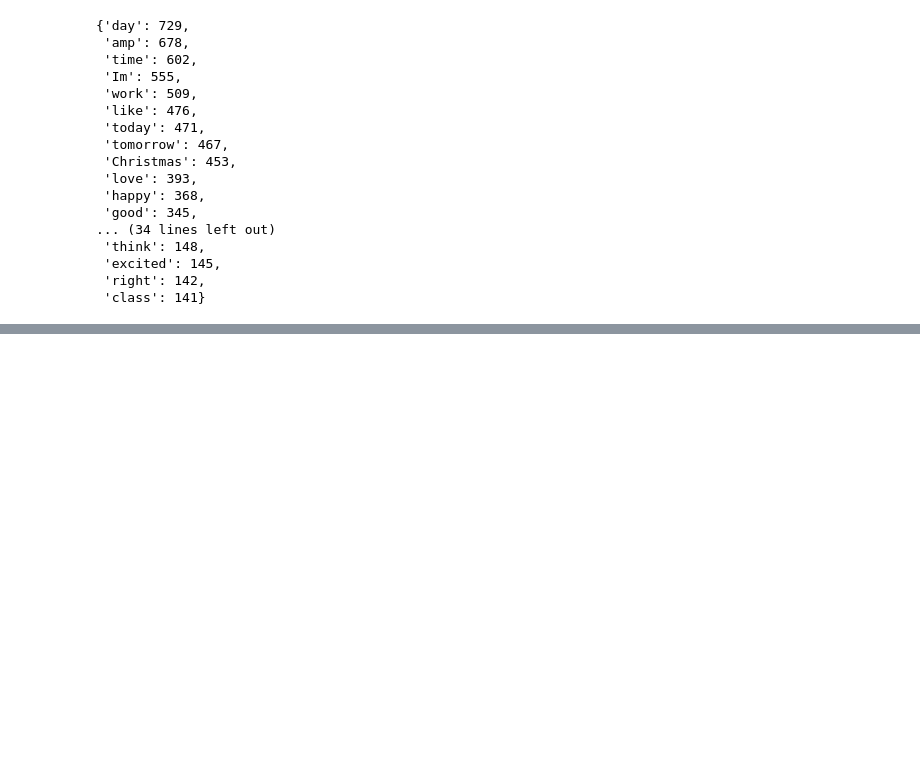
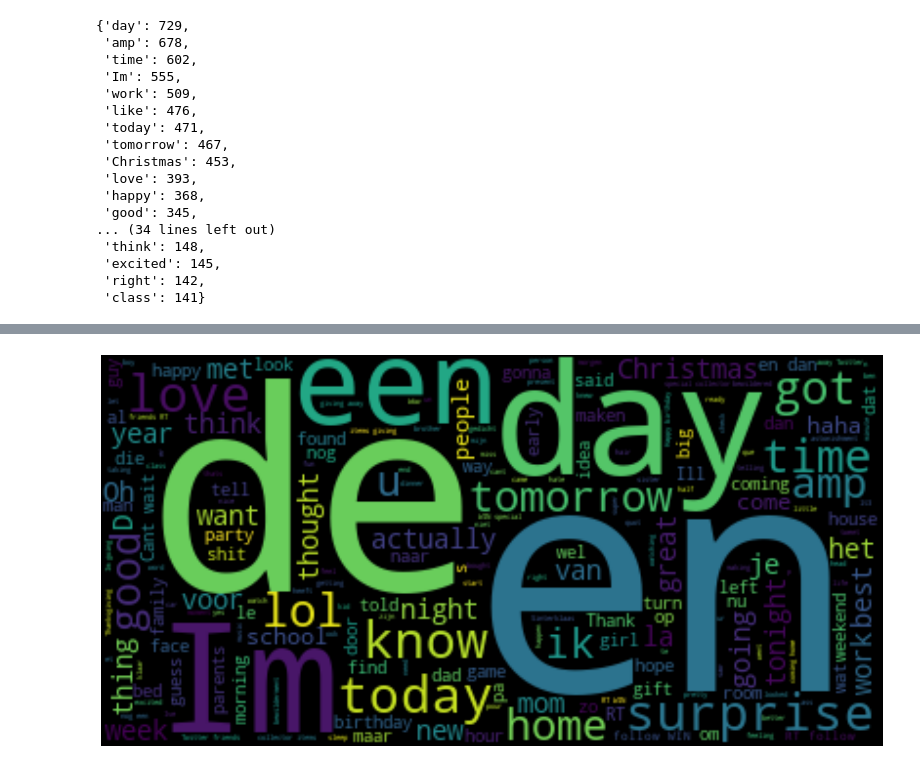
Before and after one commit to pooja080499/Emotion-Detection-ML, a Jupyter notebook: nootbooks/emotion_detection.ipynb, the cells around one changed output, grey strips where cells are left out. Drawn from its saved outputs; the diff is of its cells as text; code cells hidden in the pictures; blank space fills up the shorter version.

```diff
--- a/nootbooks/emotion_detection.ipynb
+++ b/nootbooks/emotion_detection.ipynb
@@ -289,0 +346,4 @@ keyword_joy
+# %%
+plot_wordcloud(surprise_docx)
+# %% [output]
+[figure, added]
```
Also changed, not shown: parts of 12 cells of this notebook.
